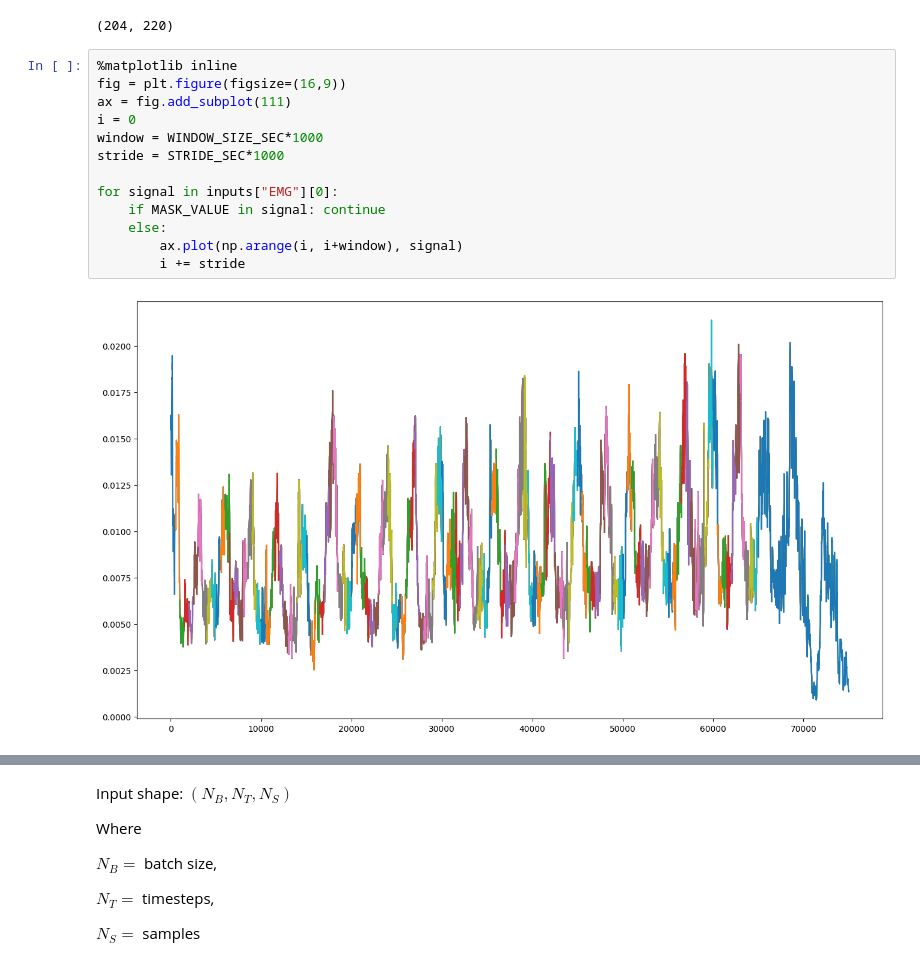
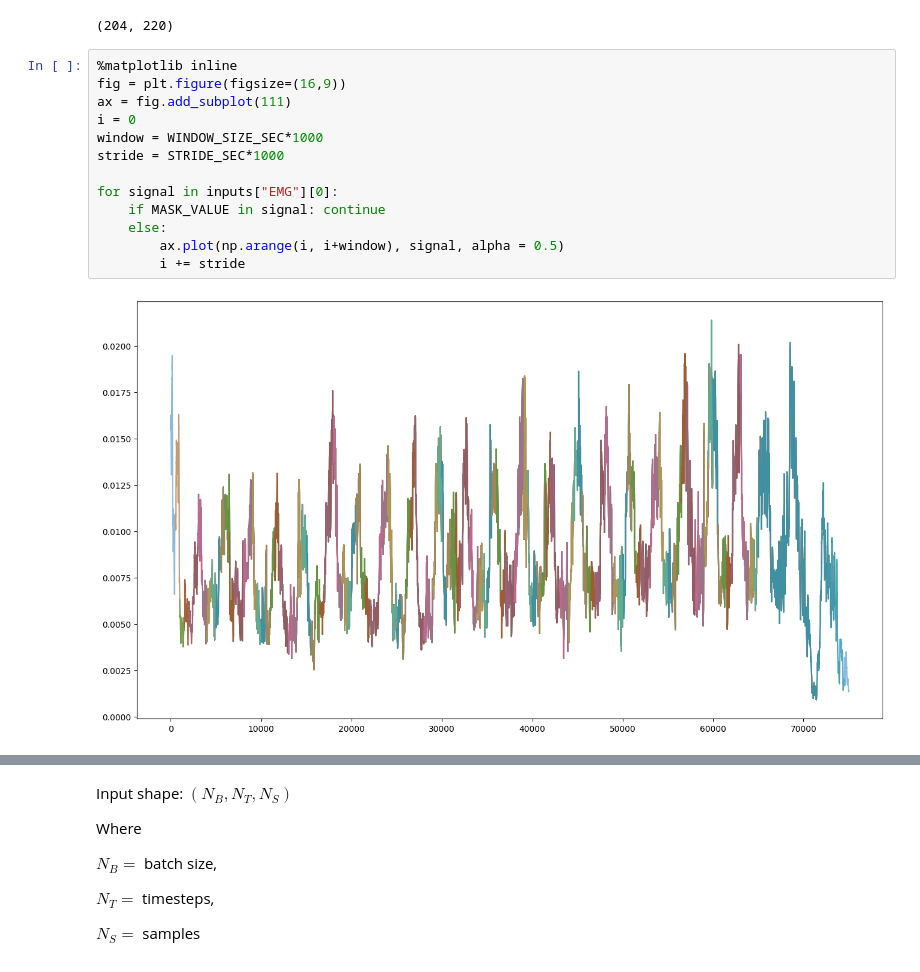
Before and after one commit to gkouretas/ros2_ws, a Jupyter notebook: train_model.ipynb, the cells around one changed output, grey strips where cells are left out. Drawn from its saved outputs; the diff is of its cells as text.

```diff
--- a/train_model.ipynb
+++ b/train_model.ipynb
@@ -332,15 +332,15 @@ outputs.shape
 # %%
 %matplotlib inline
 fig = plt.figure(figsize=(16,9))
 ax = fig.add_subplot(111)
 i = 0
 window = WINDOW_SIZE_SEC*1000
 stride = STRIDE_SEC*1000
 
 for signal in inputs["EMG"][0]:
     if MASK_VALUE in signal: continue
     else:
-        ax.plot(np.arange(i, i+window), signal)
+        ax.plot(np.arange(i, i+window), signal, alpha = 0.5)
         i += stride
 # %% [output]
-[figure, old version]
+[figure, new version]
```
Also changed, not shown: parts of 6 cells of this notebook, 4 other files.
